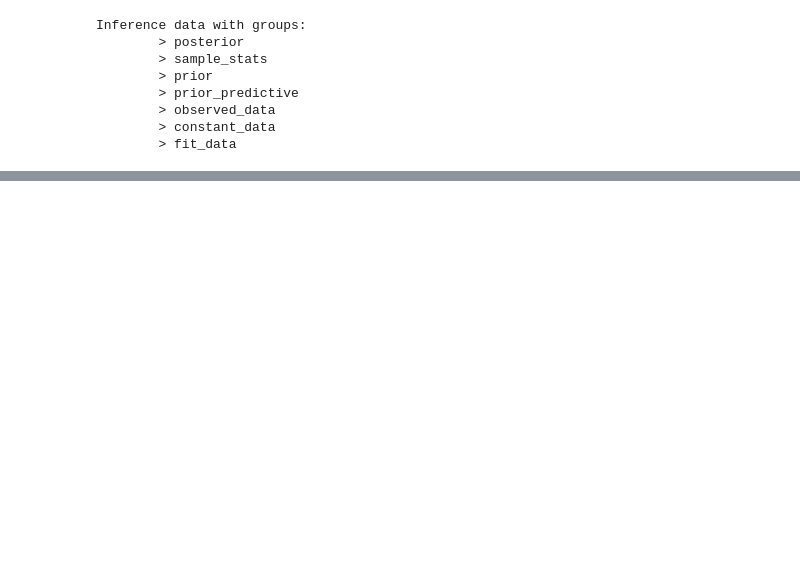
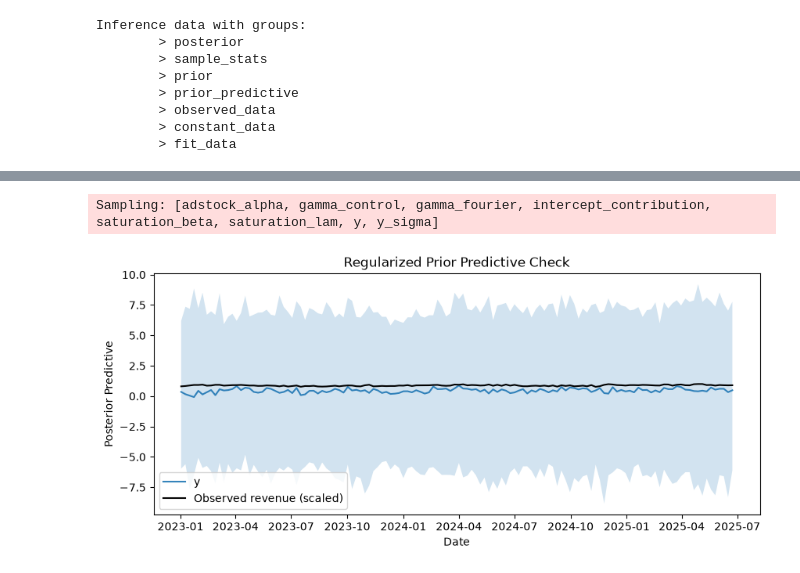
Before and after one commit to koalalovecoding/pymc-marketing-retail-mmm, a Jupyter notebook: notebooks/02_build_fit_and_diagnostics.ipynb, the cells around one changed output, grey strips where cells are left out. Drawn from its saved outputs; the diff is of its cells as text; code cells hidden in the pictures; blank space fills up the shorter version.

Commit message:
update 02 build model

```diff
--- a/notebooks/02_build_fit_and_diagnostics.ipynb
+++ b/notebooks/02_build_fit_and_diagnostics.ipynb
@@ -267,0 +377,25 @@ Inference data with groups:
+# %%
+regularized_model_config = {
+    "saturation_beta": Prior(
+        "HalfNormal",
+        sigma=0.3,
+        dims="channel",
+    ),
+    "saturation_lam": Prior(
+        "Gamma",
+        mu=3.0,
+        sigma=1.0,
+        dims="channel",
+    ),
+}
+# %%
+mmm_regularized = MMM(
+    date_column="date_week",
+    target_column="revenue",
+    channel_columns=channel_columns,
+    control_columns=control_columns,
+    adstock=GeometricAdstock(l_max=8),
+    saturation=LogisticSaturation(),
+    yearly_seasonality=2,
+    model_config=regularized_model_config,
+)
@@ -267,0 +417,28 @@ Inference data with groups:
+# %%
+_ = mmm_regularized.sample_prior_predictive(
+    X=X_train,
+    y=y_train,
+    samples=500,
+    random_seed=RANDOM_SEED,
+)
+# %% [output]
+Sampling: [adstock_alpha, gamma_control, gamma_fourier, intercept_contribution, saturation_beta, saturation_lam, y, y_sigma]
+# %%
+fig, axes = mmm_regularized.plot.prior_predictive(
+    hdi_prob=0.94
+)
+
+ax = axes.flatten()[0]
+
+ax.plot(
+    X_train["date_week"],
+    y_train / y_train.max(),
+    color="black",
+    linewidth=1.5,
+    label="Observed revenue (scaled)",
+)
+
+ax.set_title("Regularized Prior Predictive Check")
+ax.legend();
+# %% [output]
+[figure, added]
```
Also changed, not shown: parts of 10 cells of this notebook.
